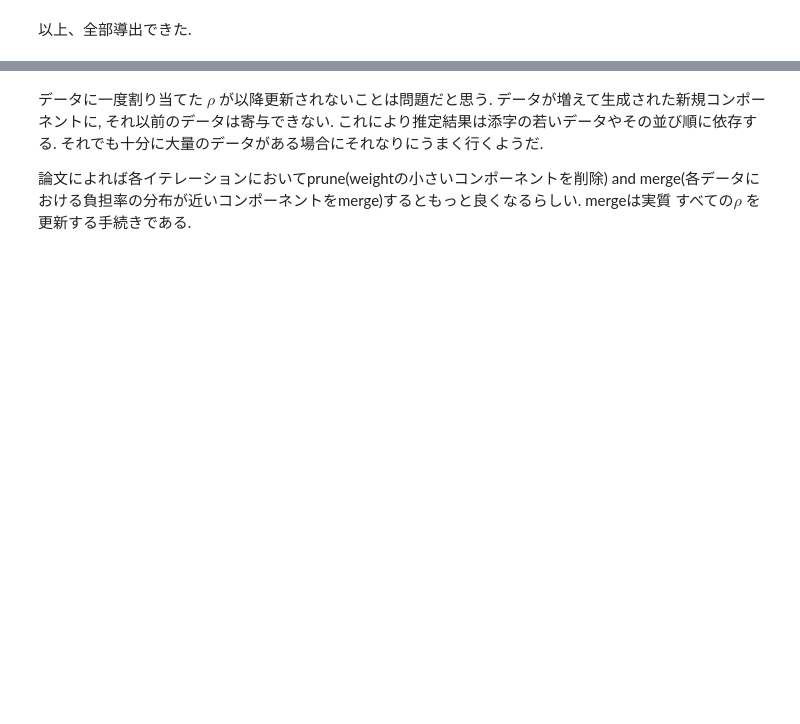
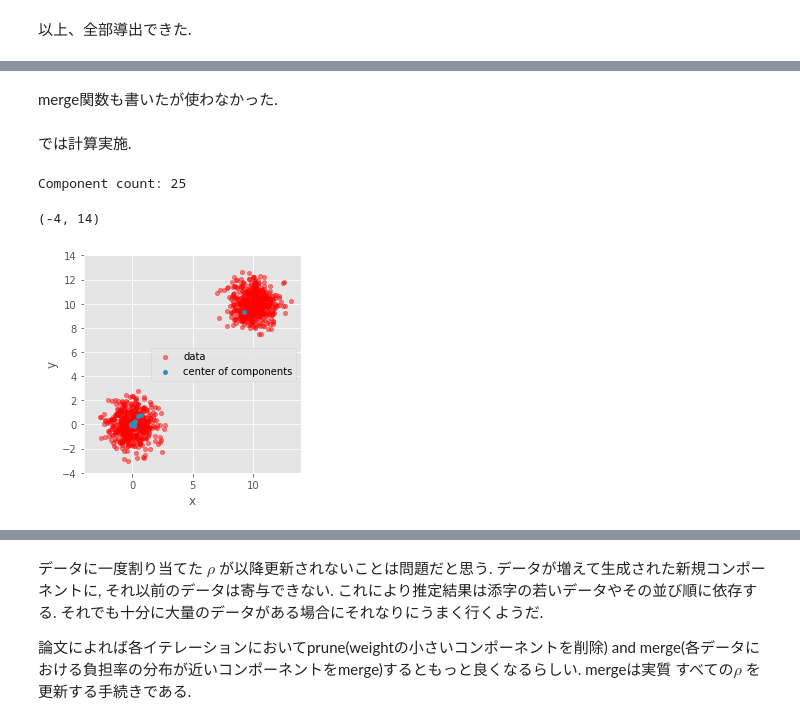
Before and after one commit to kazufusa/til, a Jupyter notebook: 20180826_Lin_2013/readme.ipynb, the cells around one changed output, grey strips where cells are left out. Saved outputs shown, nothing was run; the diff lists cells and outputs as text; code cells hidden in the pictures; blank space fills up the shorter version.

```diff
--- a/20180826_Lin_2013/readme.ipynb
+++ b/20180826_Lin_2013/readme.ipynb
@@ -529,0 +383,2 @@ pd.DataFrame(x[:, 0].reshape(1, D), columns=['x', 'y']) \
+# %% [markdown]
+merge関数も書いたが使わなかった.
@@ -529,0 +393,56 @@ pd.DataFrame(x[:, 0].reshape(1, D), columns=['x', 'y']) \
+# %% [markdown]
+では計算実施.
+# %%
+init()
+i=0
+k=0
+_mu_k, _beta_k, _W_k, _nu_k = eq16_2(x[:,i:i+1], rho, i, k, m_0, beta_0, nu_0, W_0)
+
+mu_k[k] = _mu_k
+beta_k[k] = _beta_k
+W_k[k] = _W_k
+nu_k[k] = _nu_k
+
+fp = FloatProgress(min=1, max=N-1)
+display(fp)
+for i in np.arange(1, N):
+    for k in np.arange(K):
+        w = rho[0:i, k].sum()
+        if w == 0:
+            rho[i, k] = 0
+        else:
+            rho[i, k] = eq15_1(w, D, x[:,i:i+1].T, mu_k[k], beta_k[k], nu_k[k], W_k[k])
+    rho[i, K] = eq15_2(alpha, D, x[:,i:i+1], m_0, beta_0, nu_0, W_0)
+    rho[i, 0:K+1] = rho[i, 0:K+1] / rho[i, 0:K+1].sum()
+
+    if rho[i, K] > 0.01:
+        for k in np.arange(K):
+            if rho[0:i, k].sum() == 0: continue
+            _mu_k, _beta_k, _W_k, _nu_k = eq16_1(x[:,0:i+1], rho, i, k, m_0, beta_0, nu_0, W_0)
+            mu_k[k] = _mu_k
+            beta_k[k] = _beta_k
+            W_k[k] = _W_k
+            nu_k[k] = _nu_k
+
+        _mu_k, _beta_k, _W_k, _nu_k = eq16_2(x[:,i:i+1], rho, i, K, m_0, beta_0, nu_0, W_0)
+        mu_k[K] = _mu_k
+        beta_k[K] = _beta_k
+        W_k[K] = _W_k
+        nu_k[K] = _nu_k
+        K = K + 1
+    else:
+        rho[i, K] = 0
+        rho[i, 0:K] = rho[i, 0:K] / rho[i, 0:K].sum()
+        for k in np.arange(K):
+            if rho[0:i, k].sum() == 0: continue
+            _mu_k, _beta_k, _W_k, _nu_k = eq16_1(x[:,0:i+1], rho, i, k, m_0, beta_0, nu_0, W_0)
+            mu_k[k] = _mu_k
+            beta_k[k] = _beta_k
+            W_k[k] = _W_k
+            nu_k[k] = _nu_k
+    # merge(0.001)
+    fp.value = i
+# %% [output]
+Component count: 25
+(-4, 14)
+[figure, added]
```
Also changed, not shown: parts of 48 cells of this notebook, 1 other file.
